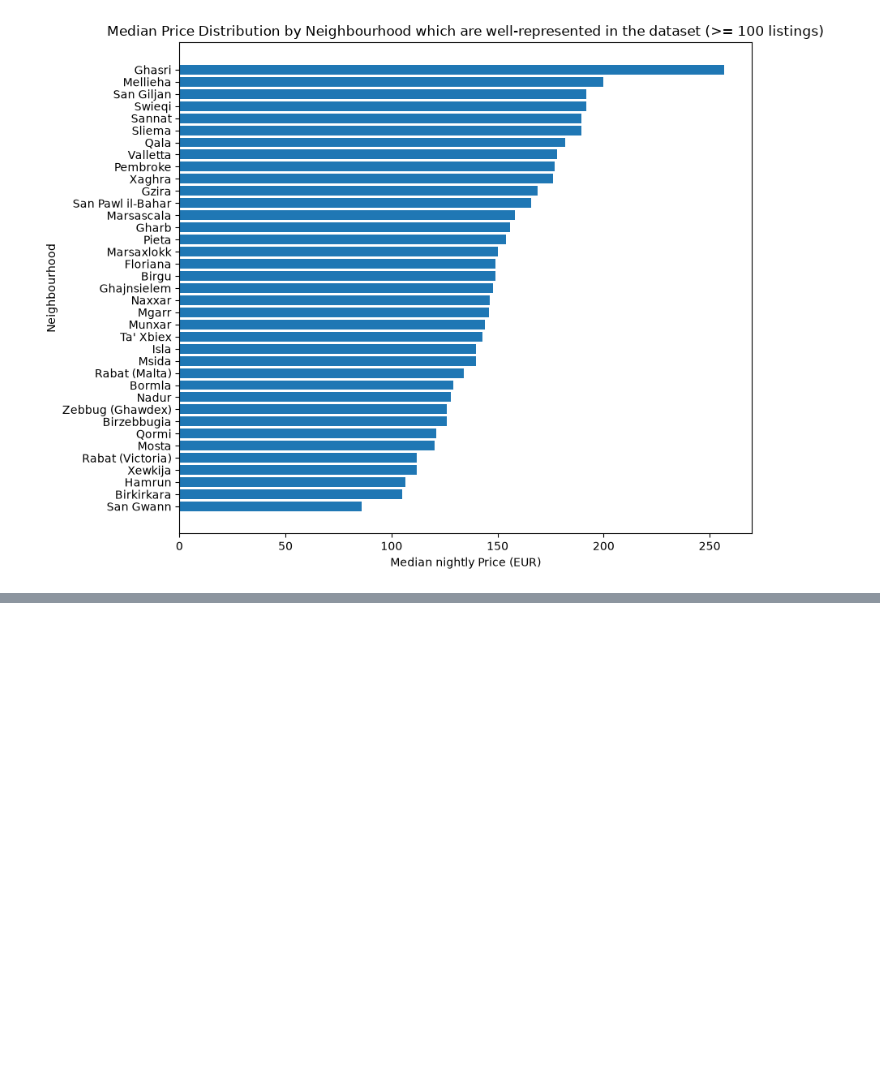
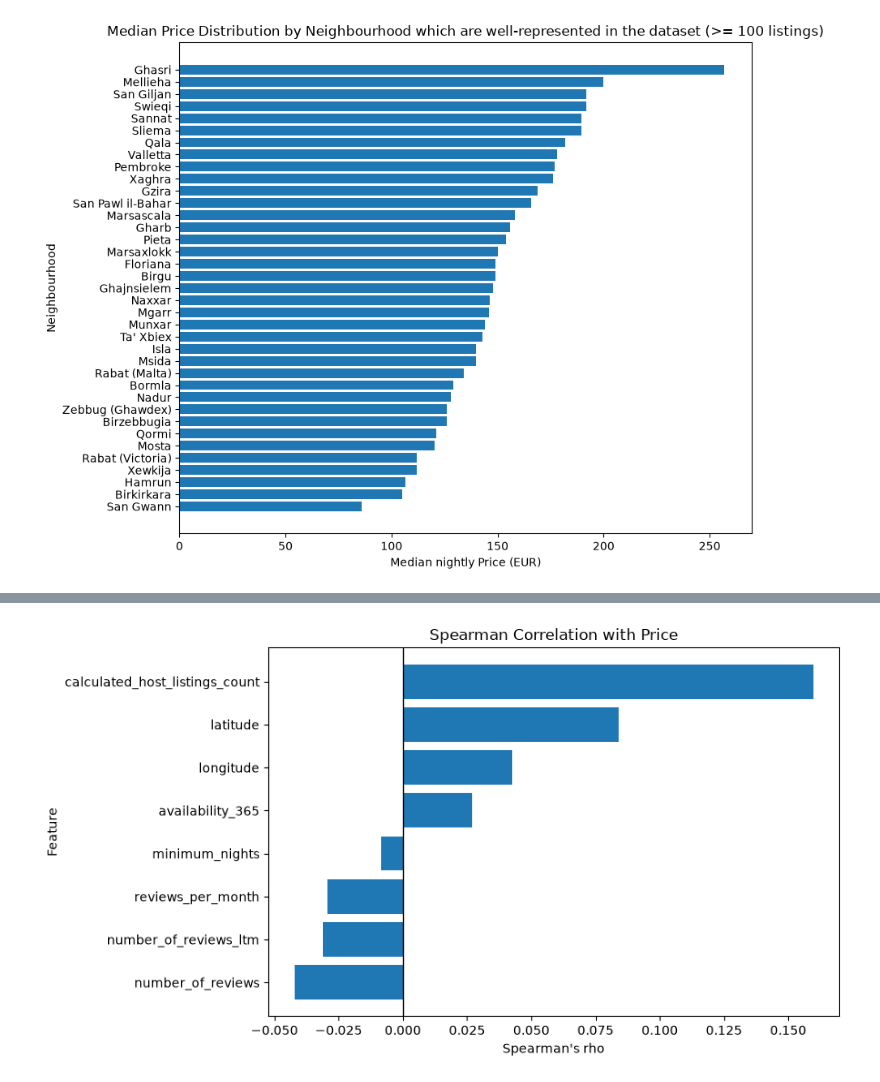
Before and after one commit to dev-deg/aci-26-pt, a Jupyter notebook: case-study/summary-eda.ipynb, the cells around one changed output, grey strips where cells are left out. Saved outputs shown, nothing was run; the diff lists cells and outputs as text; code cells hidden in the pictures; blank space fills up the shorter version.

```diff
--- a/case-study/summary-eda.ipynb
+++ b/case-study/summary-eda.ipynb
@@ -382,0 +413,21 @@ plt.show()
+# %%
+numeric_features = [
+    "minimum_nights",
+    "number_of_reviews",
+    "reviews_per_month",
+    "calculated_host_listings_count",
+    "availability_365",
+    "number_of_reviews_ltm",
+    "latitude",
+    "longitude",
+]
+
+spearman_corr = (
+                listings_clean[numeric_features + ["price"]]
+                .corr(method='spearman')["price"]
+                .drop("price")
+                .sort_values()
+                .to_frame("spearman_rho")
+                )
+
+display(spearman_corr)
@@ -382,0 +444,11 @@ plt.show()
+# %%
+plt.figure(figsize=(9, 5))
+plt.barh(spearman_corr.index, spearman_corr['spearman_rho'])
+plt.axvline(0, color='black', linewidth=1)
+plt.xlabel("Spearman's rho")
+plt.ylabel("Feature")
+plt.title("Spearman Correlation with Price")
+plt.tight_layout()
+plt.show()
+# %% [output]
+[figure, added]
```
Also changed, not shown: parts of 15 cells of this notebook.
